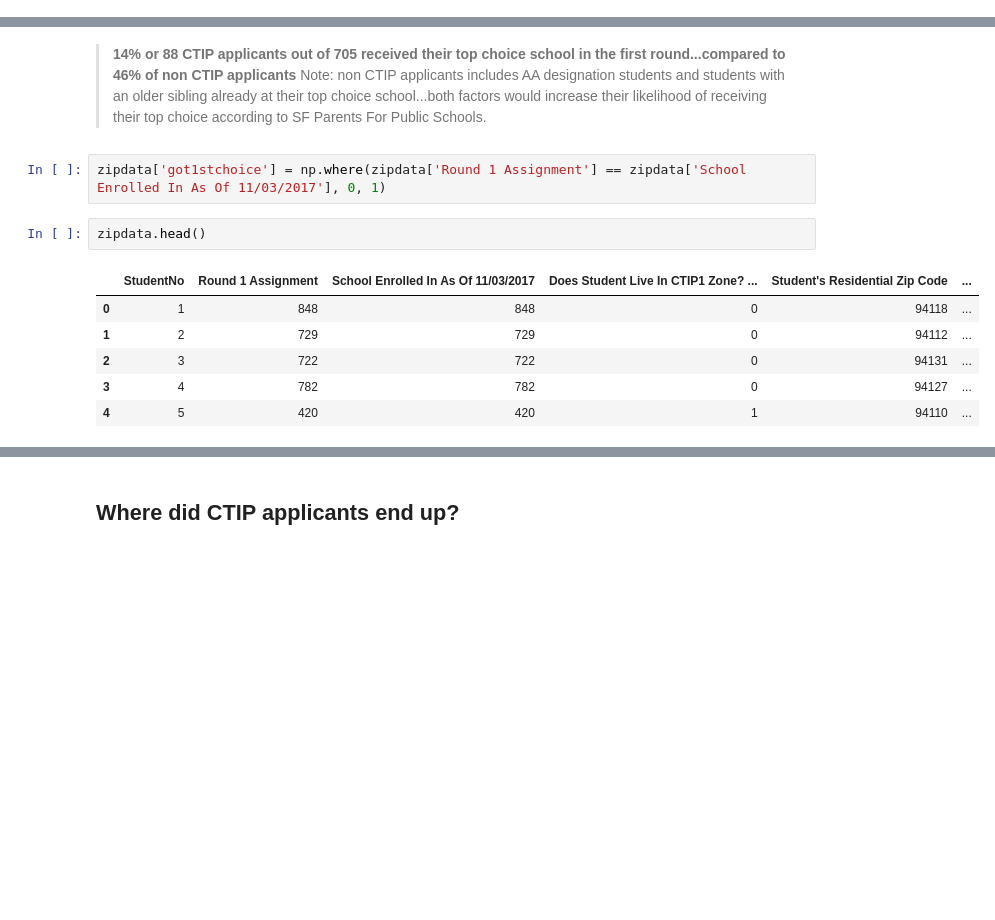
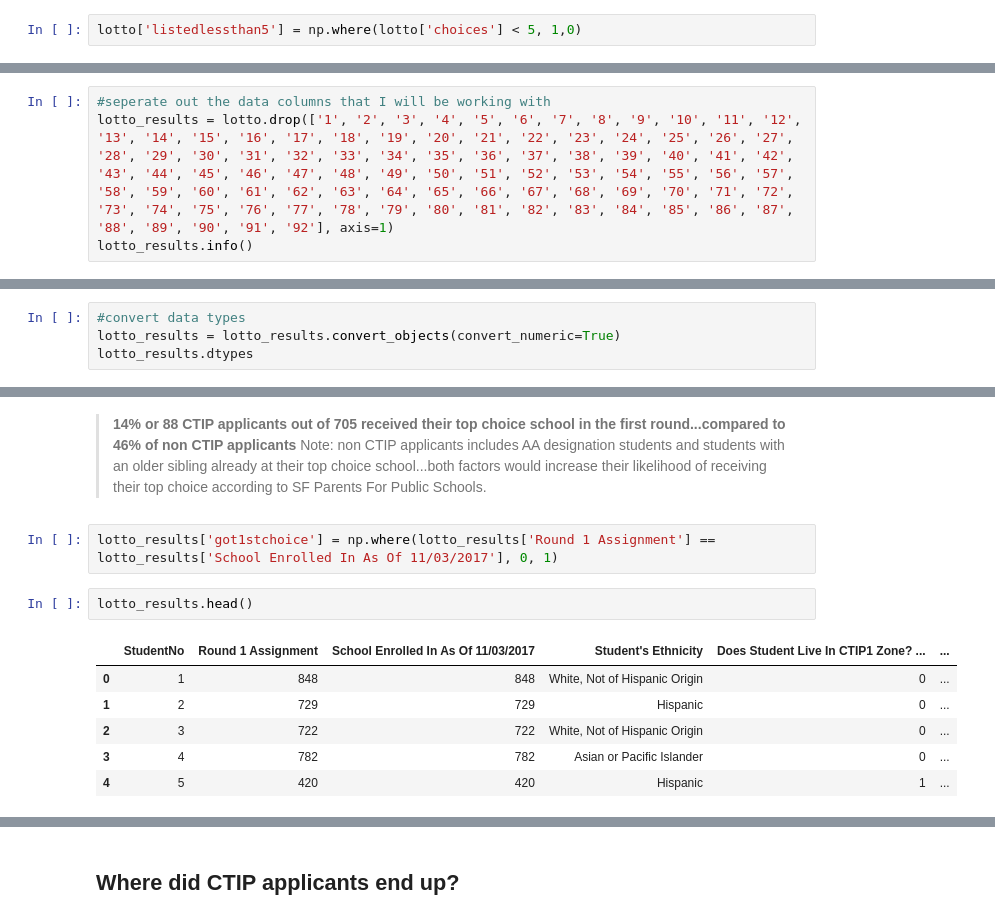
Before and after one commit to IreneFlorez/sf-kindergarten-lottery, a Jupyter notebook: KQED_SF_Kinder_Lottery.ipynb, the cells around one changed output, grey strips where cells are left out. Saved outputs shown, nothing was run; the diff lists cells and outputs as text; blank space fills up the shorter version.

Commit message:
removed duplicates from concat_schools cleaned up analysis in KQED Kinder lottery notebook

```diff
--- a/KQED_SF_Kinder_Lottery.ipynb
+++ b/KQED_SF_Kinder_Lottery.ipynb
@@ -386,0 +335,2 @@ lotto['gottop3'].value_counts().plot(kind='bar');
+# %%
+lotto['listedlessthan5'] = np.where(lotto['choices'] < 5, 1,0)
@@ -393,0 +386,4 @@ The Census Tract Integration Preference (CTIP) operates as a preference/tie-brea
+# %%
+#seperate out the data columns that I will be working with
+lotto_results = lotto.drop(['1', '2', '3', '4', '5', '6', '7', '8', '9', '10', '11', '12', '13', '14', '15', '16', '17', '18', '19', '20', '21', '22', '23', '24', '25', '26', '27', '28', '29', '30', '31', '32', '33', '34', '35', '36', '37', '38', '39', '40', '41', '42', '43', '44', '45', '46', '47', '48', '49', '50', '51', '52', '53', '54', '55', '56', '57', '58', '59', '60', '61', '62', '63', '64', '65', '66', '67', '68', '69', '70', '71', '72', '73', '74', '75', '76', '77', '78', '79', '80', '81', '82', '83', '84', '85', '86', '87', '88', '89', '90', '91', '92'], axis=1)
+lotto_results.info()
@@ -393,0 +408,4 @@ The Census Tract Integration Preference (CTIP) operates as a preference/tie-brea
+# %%
+#convert data types
+lotto_results = lotto_results.convert_objects(convert_numeric=True)
+lotto_results.dtypes
@@ -416,14 +485,14 @@ ctip_late.isna().sum()
 # %% [markdown]
 > **14% or 88 CTIP applicants out of 705 received their top choice school in the first round...compared to 46% of non CTIP applicants** Note: non CTIP applicants includes AA designation students and students with an older sibling already at their top choice school...both factors would increase their likelihood of receiving their top choice according to SF Parents For Public Schools.
 # %%
-zipdata['got1stchoice'] = np.where(zipdata['Round 1 Assignment'] == zipdata['School Enrolled In As Of 11/03/2017'], 0, 1)
+lotto_results['got1stchoice'] = np.where(lotto_results['Round 1 Assignment'] == lotto_results['School Enrolled In As Of 11/03/2017'], 0, 1)
 # %%
-zipdata.head()
+lotto_results.head()
 # %% [output]
-|  | StudentNo | Round 1 Assignment | School Enrolled In As Of 11/03/2017 | Does Student Live In CTIP1 Zone? ... | Student's Residential Zip Code | ... |
-| 0 | 1 | 848 | 848 | 0 | 94118 | ... |
-| 1 | 2 | 729 | 729 | 0 | 94112 | ... |
-| 2 | 3 | 722 | 722 | 0 | 94131 | ... |
-| 3 | 4 | 782 | 782 | 0 | 94127 | ... |
-| 4 | 5 | 420 | 420 | 1 | 94110 | ... |
+|  | StudentNo | Round 1 Assignment | School Enrolled In As Of 11/03/2017 | Student's Ethnicity | Does Student Live In CTIP1 Zone? ... | ... |
+| 0 | 1 | 848 | 848 | White, Not of Hispanic Origin | 0 | ... |
+| 1 | 2 | 729 | 729 | Hispanic | 0 | ... |
+| 2 | 3 | 722 | 722 | White, Not of Hispanic Origin | 0 | ... |
+| 3 | 4 | 782 | 782 | Asian or Pacific Islander | 0 | ... |
+| 4 | 5 | 420 | 420 | Hispanic | 1 | ... |
 # %%
```
Also changed, not shown: parts of 84 cells of this notebook, 1 other file.
